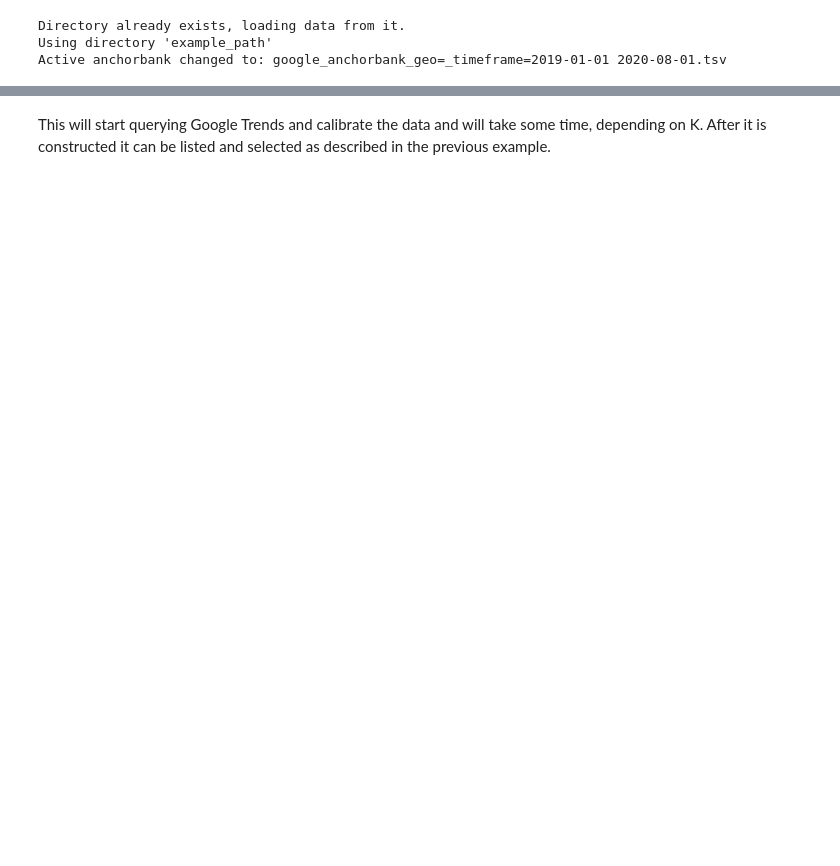
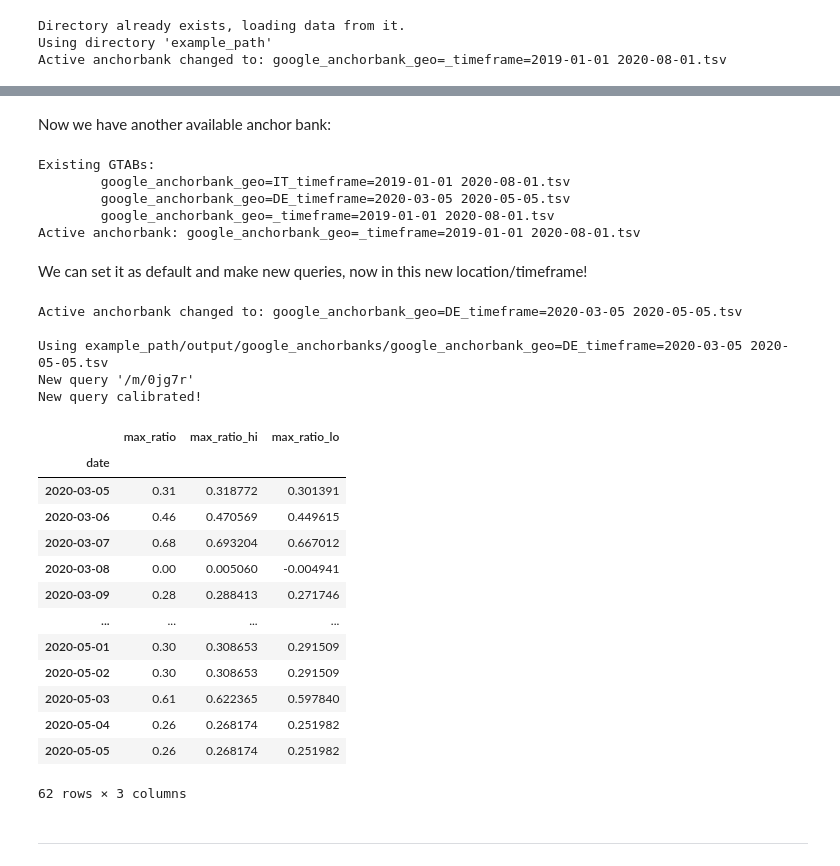
Before and after one commit to epfl-dlab/GoogleTrendsAnchorBank, a Jupyter notebook: example/example_python.ipynb, the cells around one changed output, grey strips where cells are left out. Cells and saved outputs as stored; diff of their text form; code cells hidden in the pictures; blank space fills up the shorter version.

```diff
--- a/example/example.ipynb
+++ b/example/example_python.ipynb
@@ -126,2 +88,0 @@ We also need to specify which file to use for sampling the keywords (if we're no
-# %%
-t.set_options(gtab_config = {"anchor_candidates_file": "anchor_candidate_list.txt"})
@@ -130,2 +88,0 @@ We then need to set N and K, as described in the paper. Choosing N and K depends
-# %%
-t.set_options(gtab_config = {"num_anchor_candidates": 3000, "num_anchors": 500})
@@ -136,4 +91,41 @@ Finally, we construct the G-TAB:
 # %%
 t.create_anchorbank() # takes a while to run since it queries Google Trends.
-# %% [markdown]
-This will start querying Google Trends and calibrate the data and will take some time, depending on K. After it is constructed it can be listed and selected as described in the previous example.
+# %% [markdown]
+Now we have another available anchor bank:
+# %%
+t.list_gtabs()
+# %% [output]
+Existing GTABs:
+        google_anchorbank_geo=IT_timeframe=2019-01-01 2020-08-01.tsv
+        google_anchorbank_geo=DE_timeframe=2020-03-05 2020-05-05.tsv
+        google_anchorbank_geo=_timeframe=2019-01-01 2020-08-01.tsv
+Active anchorbank: google_anchorbank_geo=_timeframe=2019-01-01 2020-08-01.tsv
+# %% [markdown]
+We can set it as default and make new queries, now in this new location/timeframe!
+# %%
+t.set_active_gtab("google_anchorbank_geo=DE_timeframe=2020-03-05 2020-05-05.tsv")
+mid = "/m/0jg7r" # freebase code for EPFL
+nq_res = t.new_query(mid)
+nq_res
+# %% [output]
+Active anchorbank changed to: google_anchorbank_geo=DE_timeframe=2020-03-05 2020-05-05.tsv
+
+Using example_path/output/google_anchorbanks/google_anchorbank_geo=DE_timeframe=2020-03-05 2020-05-05.tsv
+New query '/m/0jg7r'
+New query calibrated!
+|  | max_ratio | max_ratio_hi | max_ratio_lo |
+| date |  |  |  |
+| 2020-03-05 | 0.31 | 0.318772 | 0.301391 |
+| 2020-03-06 | 0.46 | 0.470569 | 0.449615 |
+| 2020-03-07 | 0.68 | 0.693204 | 0.667012 |
+| 2020-03-08 | 0.00 | 0.005060 | -0.004941 |
+| 2020-03-09 | 0.28 | 0.288413 | 0.271746 |
+| ... | ... | ... | ... |
+| 2020-05-01 | 0.30 | 0.308653 | 0.291509 |
+| 2020-05-02 | 0.30 | 0.308653 | 0.291509 |
+| 2020-05-03 | 0.61 | 0.622365 | 0.597840 |
+| 2020-05-04 | 0.26 | 0.268174 | 0.251982 |
+| 2020-05-05 | 0.26 | 0.268174 | 0.251982 |
+62 rows × 3 columns
+# %% [markdown]
+---
```
Also changed, not shown: parts of 35 cells of this notebook, 3 other files.
